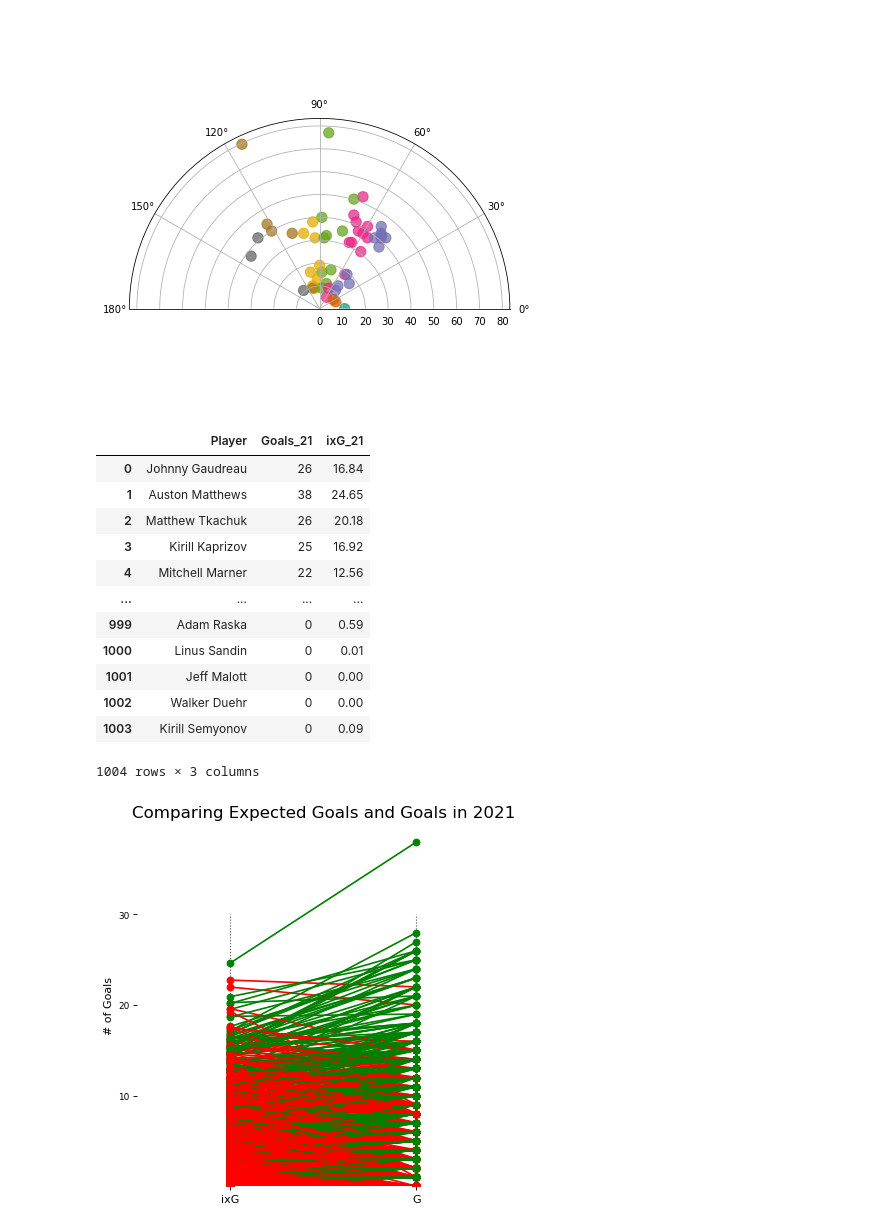
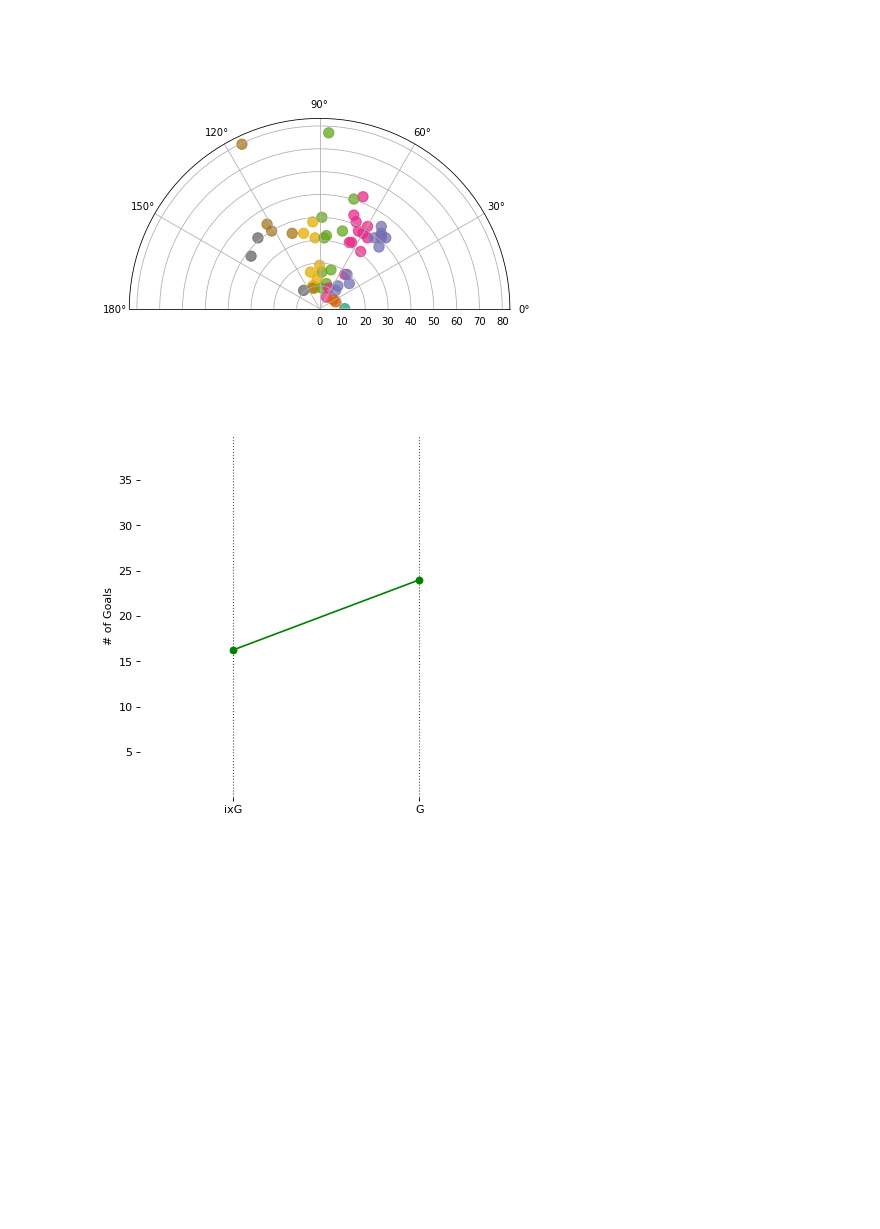
Before and after one commit to szonja126/NHL-Diplomamunka, a Jupyter notebook: readcsv.ipynb, the cells around one changed output. Cells and saved outputs as stored; diff of their text form; code cells hidden in the pictures; blank space fills up the shorter version.

```diff
--- a/readcsv.ipynb
+++ b/readcsv.ipynb
@@ -495,7 +548,7 @@ players_stat_18 = pd.read_csv('playerstats_2018.csv')
 players_stat_19 = pd.read_csv('playerstats_2019.csv')
 players_stat_21 = pd.read_csv('playerstats_21.csv')
 
-name = 'Connor McDavid'
+name = 'Alex Ovechkin'
 
 #Dataframek amiben csak az ixG kerul 1 emberre
 oneplayerstat_18 = players_stat_18.loc[:,['Player', 'Goals', 'ixG']]
@@ -507,7 +560,7 @@ oneplayerstat_19 = oneplayerstat_19[oneplayerstat_19['Player'] == (name)]
 oneplayerstat_19 = oneplayerstat_19.rename(columns={"ixG": "ixG_19", 'Goals':'Goals_19'})
 
 oneplayerstat_21 = players_stat_21.loc[:,['Player', 'Goals', 'ixG']]
-#oneplayerstat_21 = oneplayerstat_21[oneplayerstat_21['Player'] == (name)]
+oneplayerstat_21 = oneplayerstat_21[oneplayerstat_21['Player'] == (name)]
 oneplayerstat_21 = oneplayerstat_21.rename(columns={"ixG": "ixG_21", 'Goals':'Goals_21'})
 
 ixg_1819 = pd.merge(left=oneplayerstat_18, right=oneplayerstat_19, left_on = 'Player', right_on='Player', how='left')
@@ -516,58 +569,45 @@ ixg = oneplayerstat_21
 fig, ax = plt.subplots(1,1,figsize=(6,6), dpi= 80)
 
 #Vertical lines
-ax.vlines(x=1, ymin=5, ymax=30, color='black', alpha=0.7, linewidth=1, linestyles='dotted')
-ax.vlines(x=3, ymin=5, ymax=30, color='black', alpha=0.7, linewidth=1, linestyles='dotted')
+ax.vlines(x=1, ymin=0, ymax=40, color='black', alpha=0.7, linewidth=1, linestyles='dotted')
+ax.vlines(x=3, ymin=0, ymax=40, color='black', alpha=0.7, linewidth=1, linestyles='dotted')
 
 # Points
 #ax.scatter(y=ixg['Goals_18'], x=np.repeat(1, ixg.shape[0]), s=10, color='black', alpha=0.7)
 ax.scatter(y=ixg['Goals_21'], x=np.repeat(3, ixg.shape[0]), s=10, color='black', alpha=0.7)
 ax.scatter(y=ixg['ixG_21'], x=np.repeat(1, ixg.shape[0]), s=10, color='black', alpha=0.7)
 #ax.scatter(y=ixg['Goals_18'], x=np.repeat(3, ixg.shape[0]), s=10, color='black', alpha=0.7)
 
 def newline(p1, p2, color='black'):
     ax = plt.gca()
     l = mlines.Line2D([p1[0],p2[0]], [p1[1],p2[1]], color='red' if p1[1]-p2[1] > 0 else 'green', marker='o', markersize=6)
     ax.add_line(l)
     return l
 
 # Line Segmentsand Annotation
 #for p1, p2 in zip(ixg['Goals_18'], ixg['Goals_19']):
  #   newline([1,p1], [3,p2])
 
 for p1, p2 in zip(ixg['ixG_21'], ixg['Goals_21']):
     newline([1,p1], [3,p2])
 
 # Decoration
-ax.set_title("Comparing Expected Goals and Goals in 2021", fontdict={'size':15})
+#ax.set_title("Comparing Expected Goals and Goals in 2021", fontdict={'size':15})
 ax.set(xlim=(0,4), ylim=(0,40), ylabel='# of Goals')
 ax.set_xticks([1,3])
 ax.set_xticklabels(["ixG", "G"])
-plt.yticks((10, 20, 30), fontsize=8)
+plt.yticks((5,10,15, 20,25, 30,35), fontsize=10)
 
 # Lighten borders
 plt.gca().spines["top"].set_alpha(.0)
 plt.gca().spines["bottom"].set_alpha(.0)
 plt.gca().spines["right"].set_alpha(.0)
 plt.gca().spines["left"].set_alpha(.0)
 
-ixg.to_csv('ixg.csv')
-ixg
+#ixg.to_csv('ixg.csv')
+#ixg
 # %% [output]
-|  | Player | Goals_21 | ixG_21 |
-| 0 | Johnny Gaudreau | 26 | 16.84 |
-| 1 | Auston Matthews | 38 | 24.65 |
-| 2 | Matthew Tkachuk | 26 | 20.18 |
-| 3 | Kirill Kaprizov | 25 | 16.92 |
-| 4 | Mitchell Marner | 22 | 12.56 |
-| ... | ... | ... | ... |
-| 999 | Adam Raska | 0 | 0.59 |
-| 1000 | Linus Sandin | 0 | 0.01 |
-| 1001 | Jeff Malott | 0 | 0.00 |
-| 1002 | Walker Duehr | 0 | 0.00 |
-| 1003 | Kirill Semyonov | 0 | 0.09 |
-1004 rows × 3 columns
-[figure, old version]
+[figure, new version]
 # %%
 #Data Exploratory: Weight and height convert
 
```
Also changed, not shown: parts of 45 cells of this notebook.
